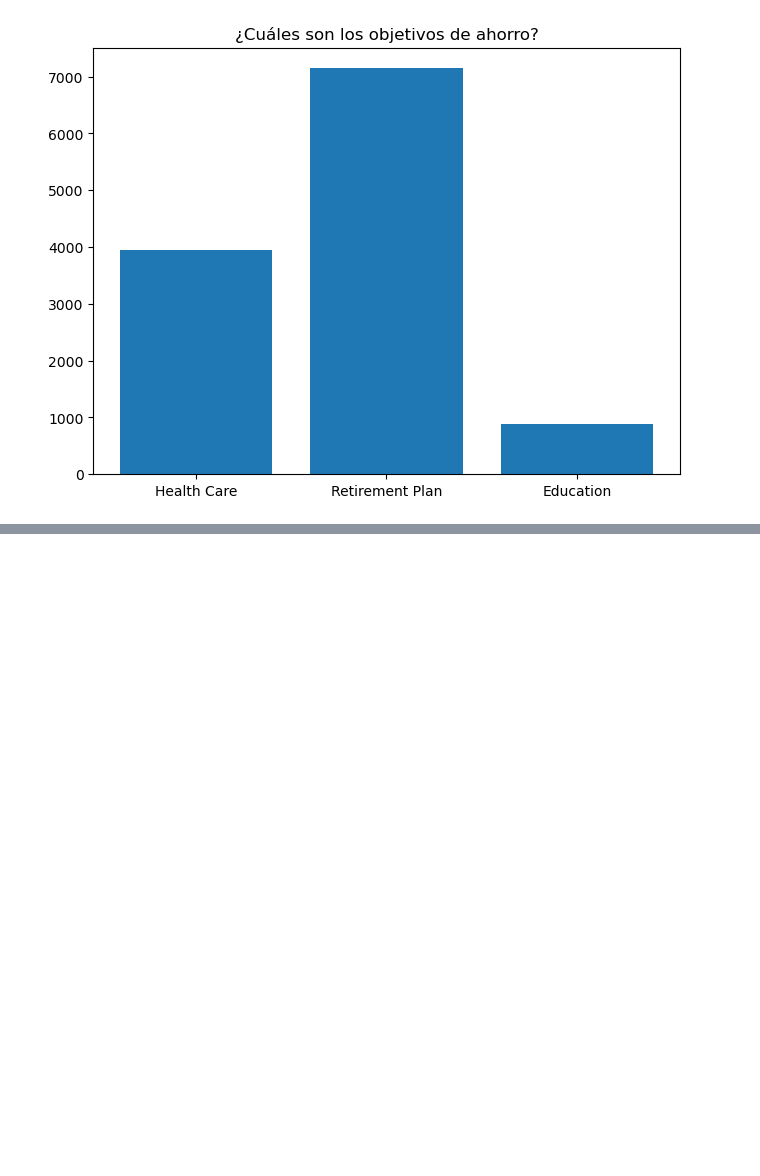
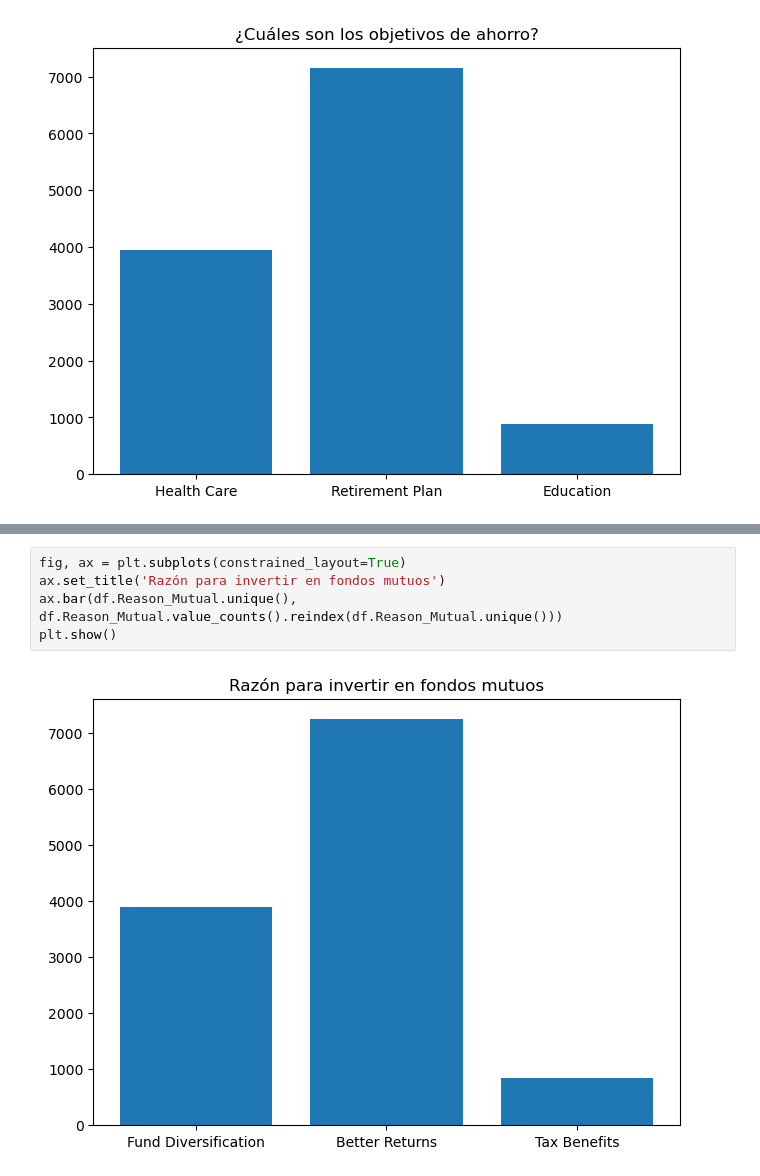
Before and after one commit to Sts87/data-analysis, a Jupyter notebook: 00-finance-trends/finance_trends.ipynb, the cells around one changed output, grey strips where cells are left out. Cells and saved outputs as stored; diff of their text form; blank space fills up the shorter version.

```diff
--- a/00-finance-trends/finance_trends.ipynb
+++ b/00-finance-trends/finance_trends.ipynb
@@ -273,0 +281,7 @@ plt.show()
+# %%
+fig, ax = plt.subplots(constrained_layout=True)
+ax.set_title('Razón para invertir en fondos mutuos')
+ax.bar(df.Reason_Mutual.unique(), df.Reason_Mutual.value_counts().reindex(df.Reason_Mutual.unique()))
+plt.show()
+# %% [output]
+[figure, added]
```
Also changed, not shown: parts of 4 cells of this notebook.
